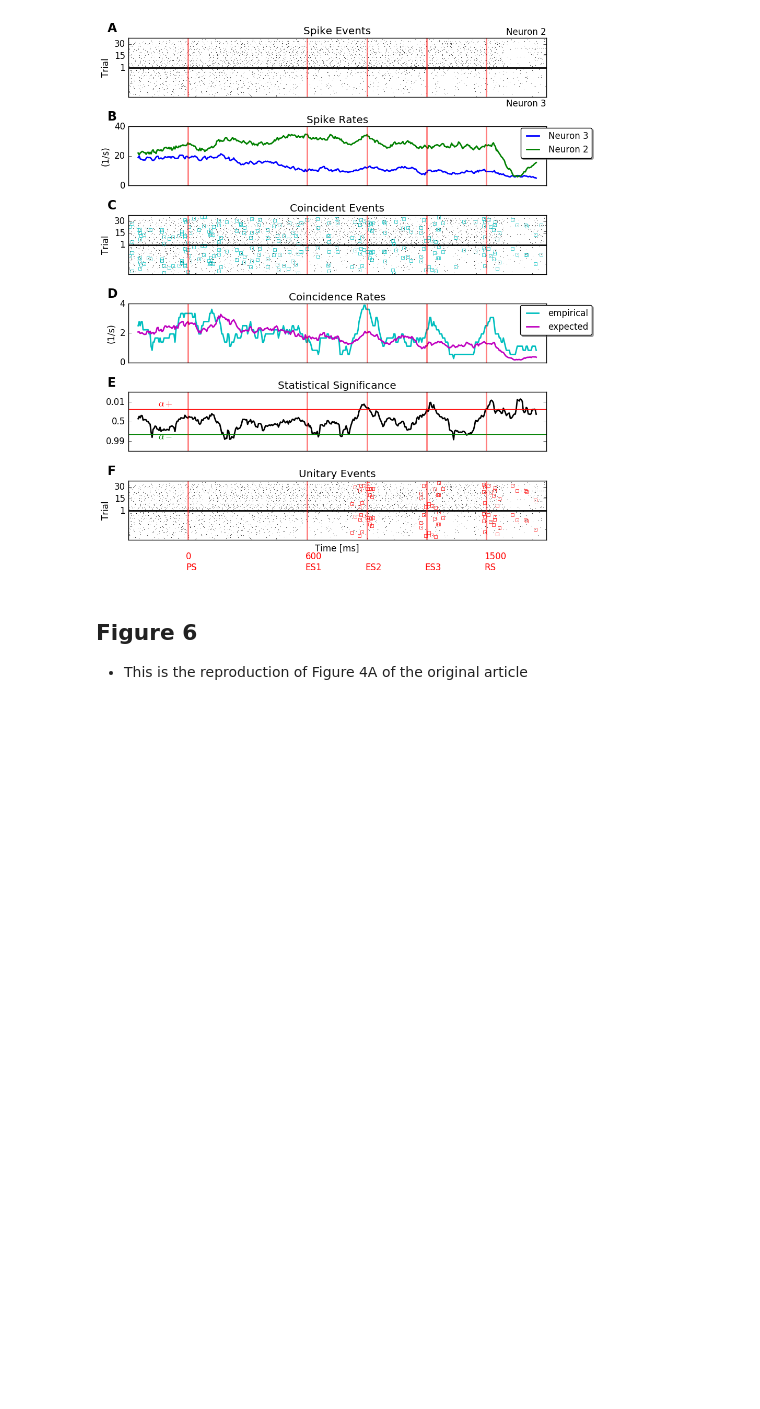
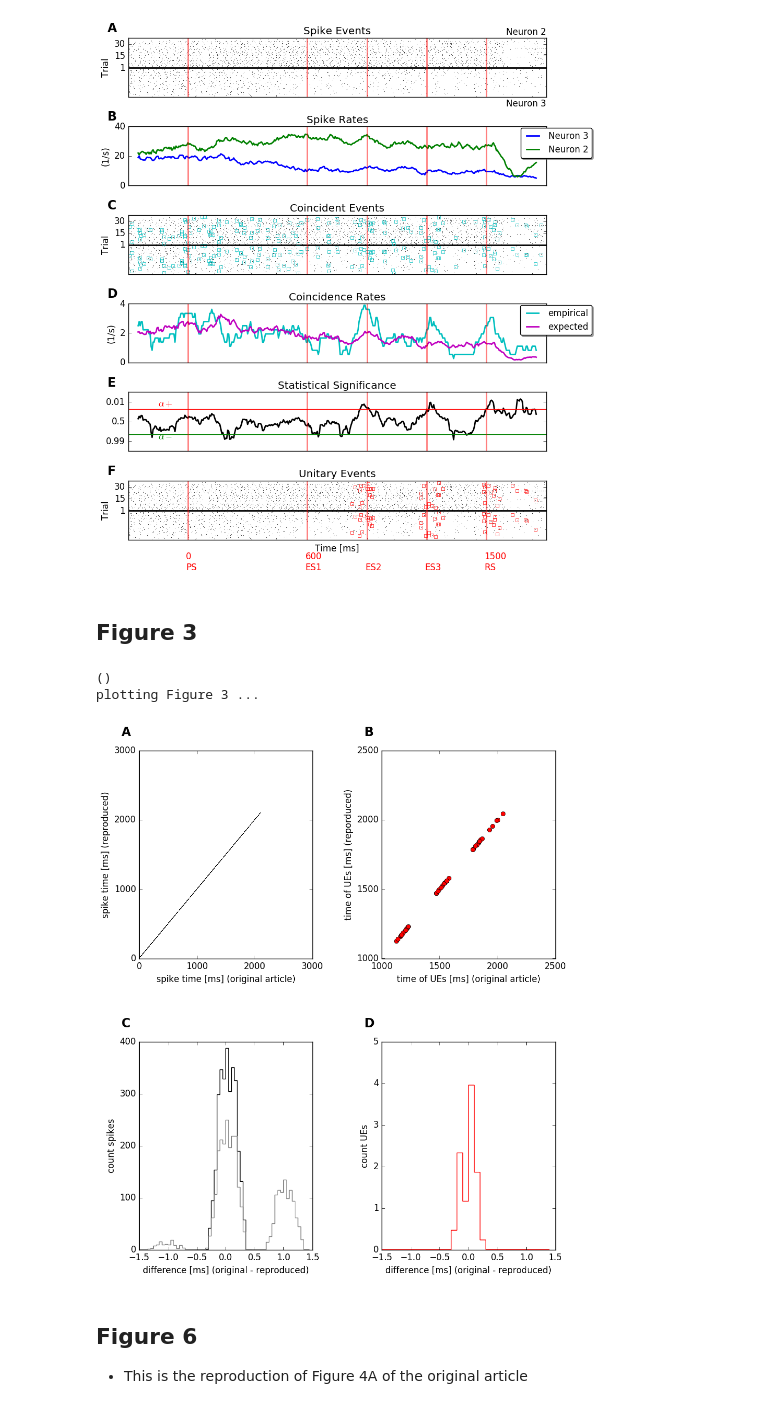
Before and after one commit to ReScience/ReScience-submission, a Jupyter notebook: notebook/Plotting_Figures.ipynb, the cells around one changed output. Saved outputs shown, nothing was run; the diff lists cells and outputs as text; code cells hidden in the pictures; blank space fills up the shorter version.

Commit message:
add the code for generating Figure 3 and extracting values from eps

```diff
--- a/notebook/Plotting_Figures.ipynb
+++ b/notebook/Plotting_Figures.ipynb
@@ -99,6 +99,44 @@ plotting emp. and exp. coincidences rate ...
 plotting Surprise ...
 plotting UEs ...
 [figure]
+# %% [markdown]
+## Figure 3
+# %%
+# load spike data of figure 2
+file_name = 'winny131_23.gdf'
+trigger = 'RS_4'
+t_pre = 1799 * pq.ms
+t_post = 300 * pq.ms
+spiketrain_fig2 = load_gdf2Neo(data_path + file_name, trigger, t_pre, t_post)
+
+# calculating UE ...
+UE = ue.jointJ_window_analysis(
+    spiketrain_fig2, binsize, winsize, winstep, pattern_hash, method=method)
+
+# load spike data of figure 1
+file_name = 'winny131_23.gdf'
+trigger = 'PS_4'
+t_pre = 300 * pq.ms
+t_post = 1800 * pq.ms
+spiketrain_fig1 = load_gdf2Neo(data_path + file_name, trigger, t_pre, t_post)
+
+# load extracted data from Riehle et al
+extracted_data = numpy.load(
+    data_path + 'extracted_data.npy', encoding='latin1').item()
+
+# parameters for plotting
+plot_params = {
+    'path_filename_format': '../article/figure3.eps'}
+
+print()
+print('plotting Figure 3 ...')
+plot_figure3([spiketrain_fig2, spiketrain_fig1], UE, extracted_data,
+             significance_level, binsize, winsize,
+             winstep, plot_params)
+# %% [output]
+()
+plotting Figure 3 ...
+[figure, added]
 # %% [markdown]
 ## Figure 6
 - This is the reproduction of Figure 4A of the original article
```
Also changed, not shown: 8 other files.
